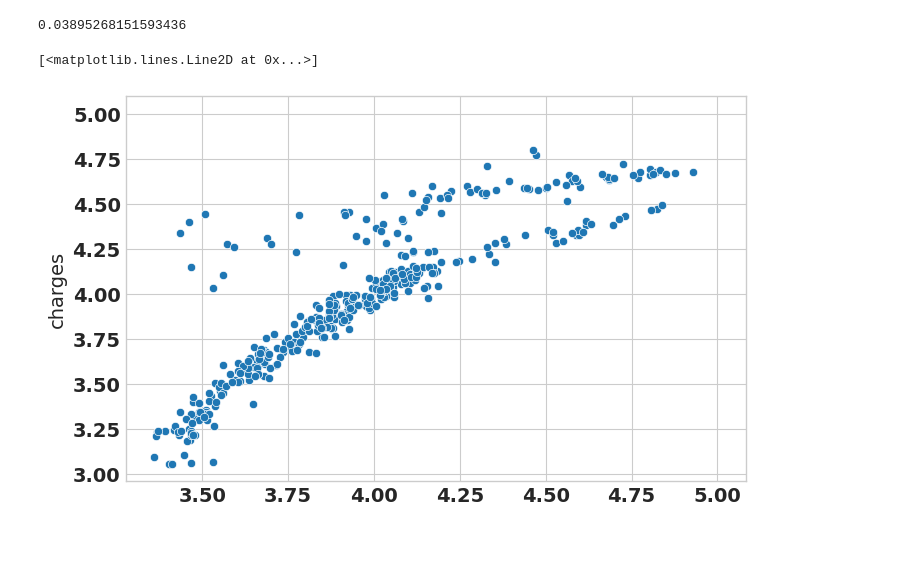
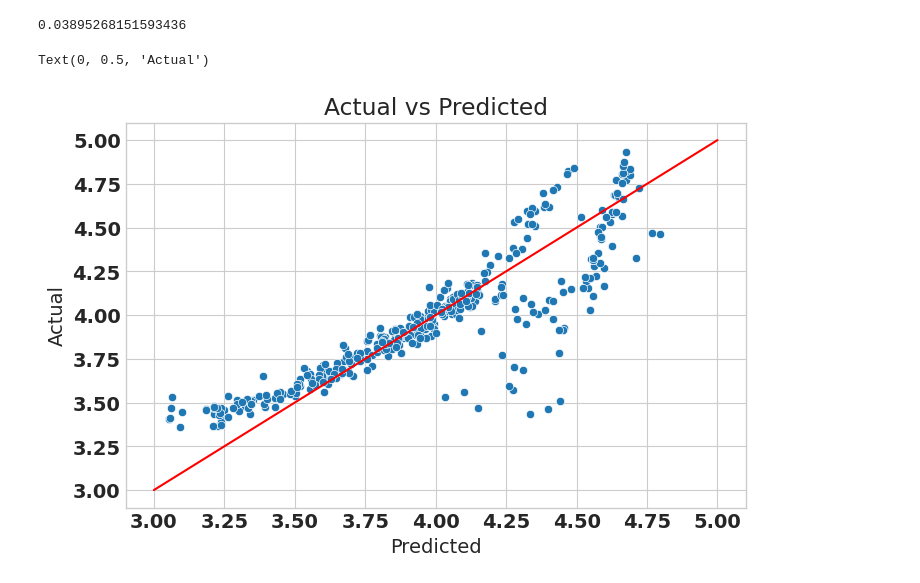
Before and after one commit to Zen1400/Data_Science_Portfolio, a Jupyter notebook: Projects/Linear_Reg_Medical_Costs/Medica Costs.ipynb, the cells around one changed output. Saved outputs shown, nothing was run; the diff lists cells and outputs as text; code cells hidden in the pictures; blank space fills up the shorter version.

```diff
--- a/Projects/Linear_Reg_Medical_Costs/Medica Costs.ipynb
+++ b/Projects/Linear_Reg_Medical_Costs/Medica Costs.ipynb
@@ -253,9 +253,14 @@ mse = mean_squared_error(prediction, y_test)
 mse
 # %% [output]
 0.03895268151593436
-# %%
-sns.scatterplot(prediction, y_test)
-plt.plot((5,5), (5, 5), c = 'r')
-# %% [output]
-[<matplotlib.lines.Line2D at 0x...>]
-[figure, removed]
+# %%
+sns.scatterplot(y_test, prediction)
+x =(3,5)
+y = (3, 5)
+plt.plot(x, y, c = 'red')
+plt.title('Actual vs Predicted')
+plt.xlabel('Predicted')
+plt.ylabel("Actual")
+# %% [output]
+Text(0, 0.5, 'Actual')
+[figure, added]
```
Also changed, not shown: parts of 2 cells of this notebook, 2 other files.
